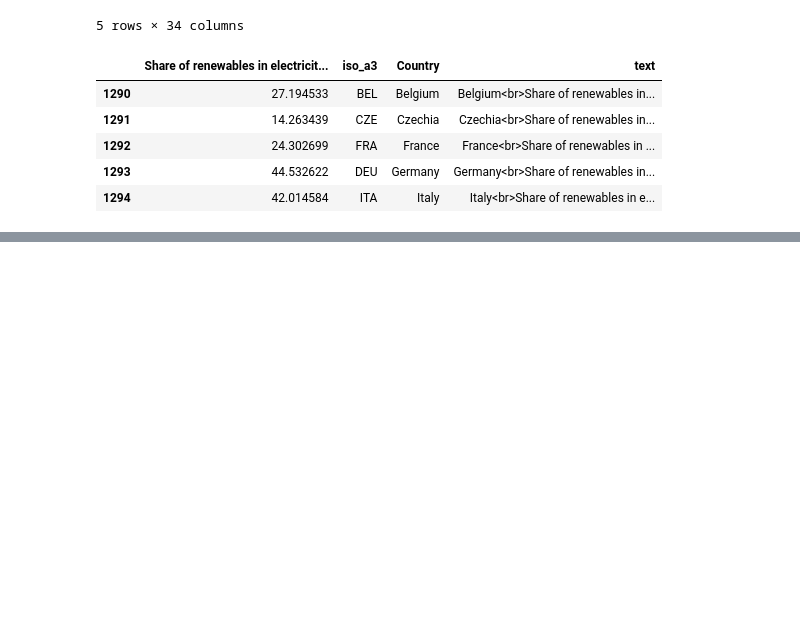
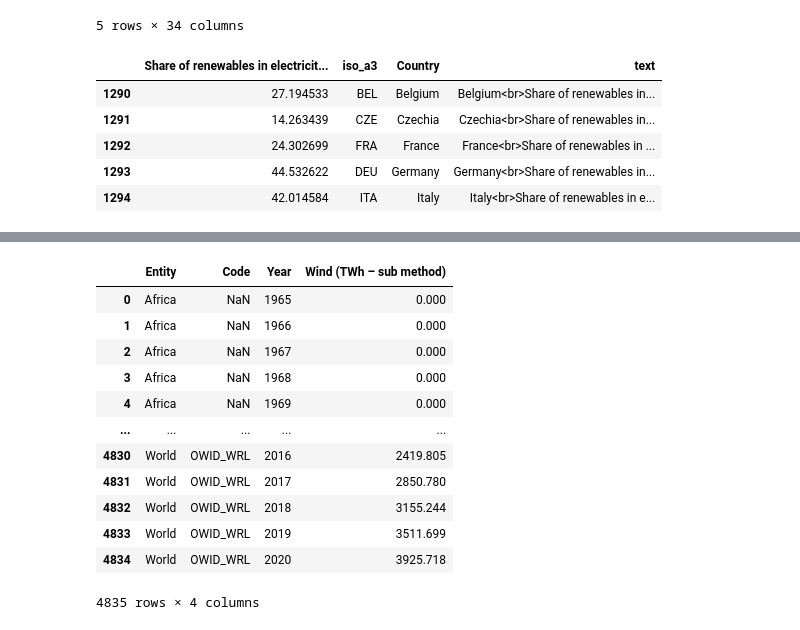
Before and after one commit to MarianMash/Data-Visualization, a Jupyter notebook: test.ipynb, the cells around one changed output, grey strips where cells are left out. Cells and saved outputs as stored; diff of their text form; code cells hidden in the pictures; blank space fills up the shorter version.

```diff
--- a/test.ipynb
+++ b/test.ipynb
@@ -582,0 +660,16 @@ fig1j
+# %%
+con_wind
+# %% [output]
+|  | Entity | Code | Year | Wind (TWh – sub method) |
+| 0 | Africa | NaN | 1965 | 0.000 |
+| 1 | Africa | NaN | 1966 | 0.000 |
+| 2 | Africa | NaN | 1967 | 0.000 |
+| 3 | Africa | NaN | 1968 | 0.000 |
+| 4 | Africa | NaN | 1969 | 0.000 |
+| ... | ... | ... | ... | ... |
+| 4830 | World | OWID_WRL | 2016 | 2419.805 |
+| 4831 | World | OWID_WRL | 2017 | 2850.780 |
+| 4832 | World | OWID_WRL | 2018 | 3155.244 |
+| 4833 | World | OWID_WRL | 2019 | 3511.699 |
+| 4834 | World | OWID_WRL | 2020 | 3925.718 |
+4835 rows × 4 columns
```
Also changed, not shown: parts of 8 cells of this notebook, 15 other files.
